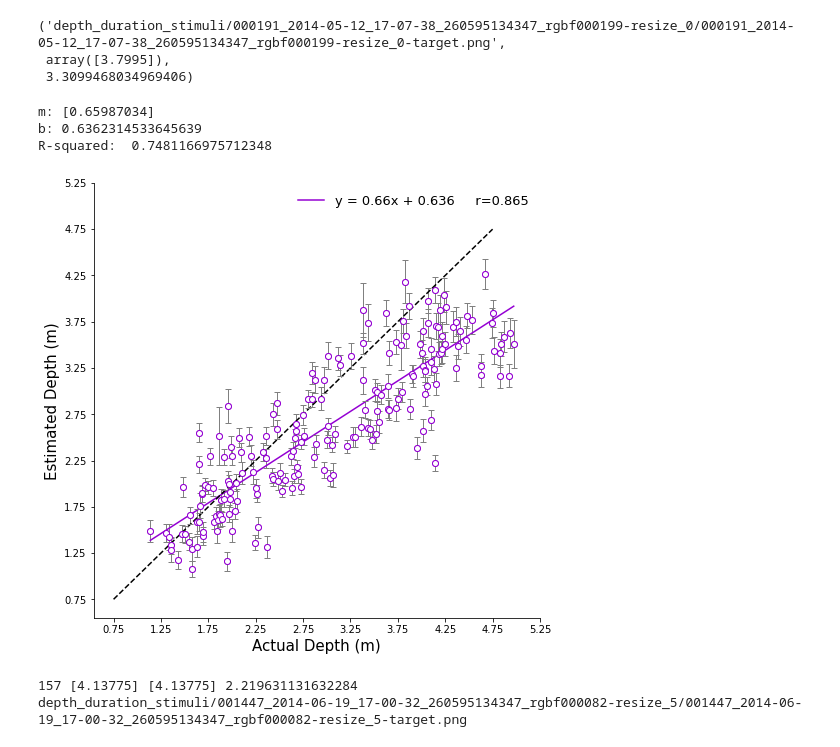
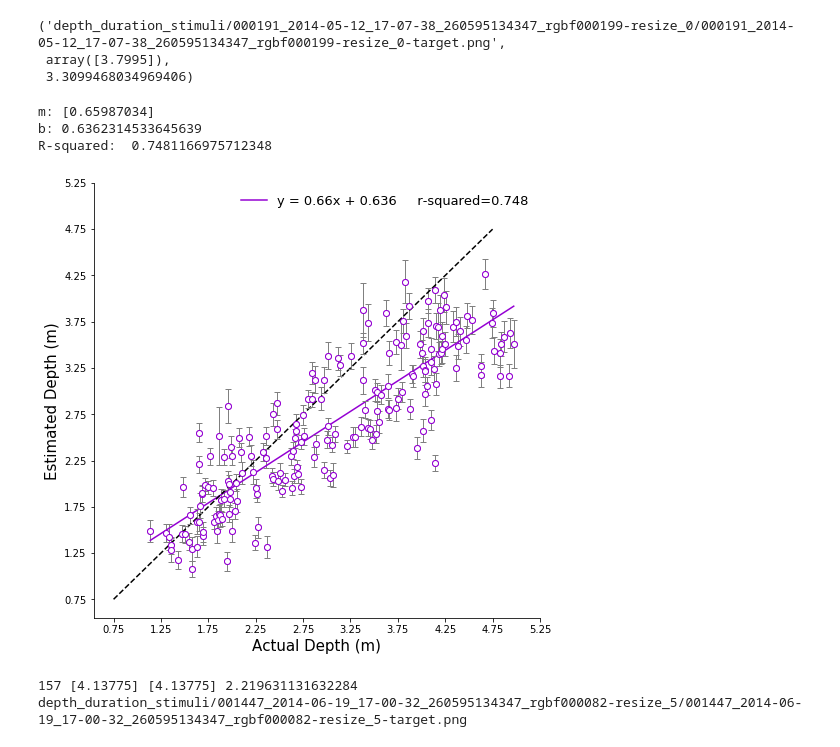
Before and after one commit to prachimahab/verbal_judgement_analysis, a Jupyter notebook: nsf_figures.ipynb, the cells around one changed output. Saved outputs shown, nothing was run; the diff lists cells and outputs as text; code cells hidden in the pictures.

```diff
--- a/nsf_figures.ipynb
+++ b/nsf_figures.ipynb
@@ -12,7 +12,7 @@ import matplotlib.pyplot as plt
 # %% [markdown]
 ### Load Target at Center Raw Individual Trial Data
 # %%
-TAC_normalized_individual_trial_data_path  = '/Users/prachi/Documents/depth_duration/depth_duration_analysis/TAC_npy_files/matchedVE/normalized/'
+TAC_normalized_individual_trial_data_path  = '/Users/pmahableshwarkar/Documents/Depth_Project/verbal_judgement_analysis/TAC_npy_files/matchedVE/normalized/'
 
 # x data
 with open(TAC_normalized_individual_trial_data_path + 'n_X_250.npy' , 'rb') as f:
@@ -39,8 +39,8 @@ with open(TAC_normalized_individual_trial_data_path + 'n_final_stim_250.npy', 'r
 with open(TAC_normalized_individual_trial_data_path + 'n_final_stim_1000.npy', 'rb') as f:
     TAC_final_stim_1000 = np.load(f, allow_pickle=True)
 # %%
-raw_250_data = pd.read_csv('/Users/prachi/Documents/depth_duration/depth_duration_analysis/TAC_data/matched/raw_250_data.csv')
-raw_1000_data = pd.read_csv('/Users/prachi/Documents/depth_duration/depth_duration_analysis/TAC_data/matched/raw_1000_data.csv')
+raw_250_data = pd.read_csv('/Users/pmahableshwarkar/Documents/Depth_Project/verbal_judgement_analysis/TAC_data/matched/raw_250_data.csv')
+raw_1000_data = pd.read_csv('/Users/pmahableshwarkar/Documents/Depth_Project/verbal_judgement_analysis/TAC_data/matched/raw_1000_data.csv')
 # %%
 np.mean(np.array(raw_1000_data['depth_estimate']))
 # %% [output]
@@ -164,36 +164,36 @@ y_predicted_1000 = reg_1000.predict(X_1000)
 plt.plot(X_1000, y_1000, 'o', color='darkviolet', alpha = 0.7);
 # plt.plot(X_1000,y_predicted_1000,color='darkviolet', label = 'y = ' + str(round(reg_1000.coef_[0], 3)) + 'x + ' +  str(round(reg_1000.intercept_, 3))
 #          + '     r' + get_super('2') + '=' +  str(round(float(reg_1000.score(X_1000, y_1000)), 3)))
 
-r = np.sqrt(reg_1000.score(X_1000, y_1000))
+# r = np.sqrt(reg_1000.score(X_1000, y_1000))
 
 plt.plot(X_1000,y_predicted_1000,color='darkviolet', label = 'y = ' + str(round(reg_1000.coef_[0], 3)) + 'x + ' +  str(round(reg_1000.intercept_, 3))
-         + '     r' + '=' +  str(round(float(r), 3)))
+         + '     r-squared' + '=' +  str(round(float(reg_1000.score(X_1000, y_1000)), 3)))
 
 # plt.title("1000 ms: Verbal Judgement", fontsize = 20)
 plt.xlabel("Actual Depth (m)", fontsize = 15)
 plt.ylabel("Estimated Depth (m)", fontsize = 15)
 x_perfacc = np.arange(0.75,5.75, 1)
 plt.plot(x_perfacc, x_perfacc, color = 'black',linestyle='--')  # solid
 plt.errorbar(X_1000, y_1000, yerr=transf_ste_1000, elinewidth = 1, ecolor = "gray", fmt = 'or', mfc = "white", mec = "darkviolet", capsize = 3)
 
 
 legend = plt.legend(loc = 0, fontsize = 13, labelspacing = 1, frameon=False)
 
 plt.xticks(np.arange(0.75,5.75, 0.5))
 plt.yticks(np.arange(0.75,5.75, 0.5))
 
 #get coefficients and y intercept
 print("m: {0}".format(reg_1000.coef_))
 print("b: {0}".format(reg_1000.intercept_))
 
 #Returns the coefficient of determination R^2 of the prediction.
 print("R-squared: ", reg_1000.score(X_1000, y_1000))
 # %% [output]
 m: [0.65987034]
 b: 0.6362314533645639
 R-squared:  0.7481166975712348
-[figure, old version]
+[figure, new version]
 # %%
 for actualDepth in X_1000:
     if 3.75 < actualDepth < 4.25:
```
Also changed, not shown: parts of 1 cell of this notebook, 2 other files.
